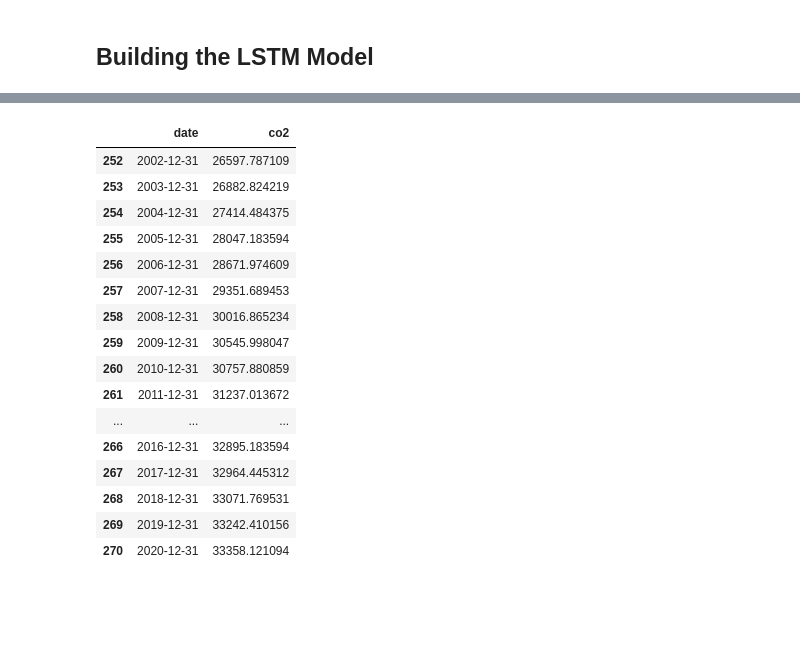
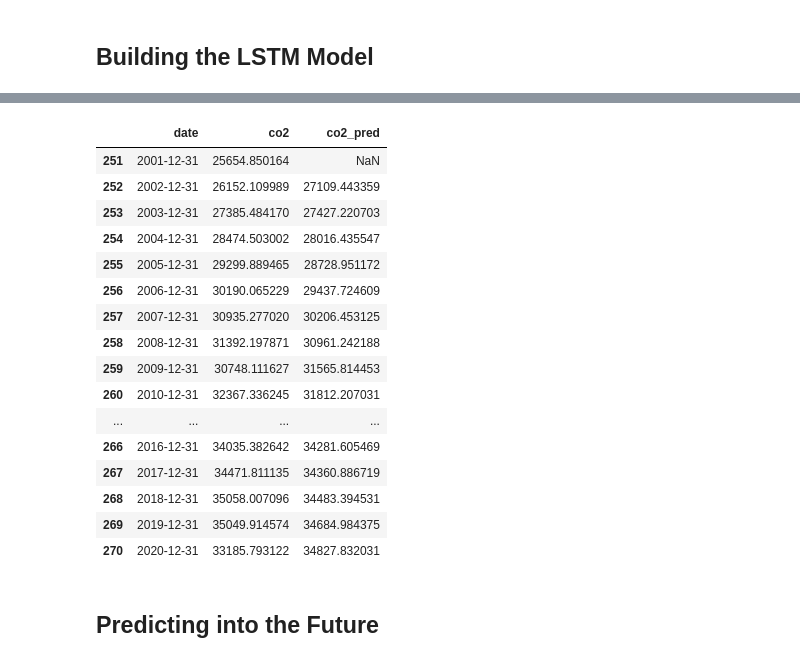
Before and after one commit to cristian-castro-a/World_CO2_Emissions_Forecasting, a Jupyter notebook: Models/LSTM_Model.ipynb, the cells around one changed output, grey strips where cells are left out. Cells and saved outputs as stored; diff of their text form; code cells hidden in the pictures; blank space fills up the shorter version.

```diff
--- a/Models/LSTM_Model.ipynb
+++ b/Models/LSTM_Model.ipynb
@@ -197,7 +200,7 @@ X_train[1].shape
 model = tf.keras.models.Sequential()
 model.add(tf.keras.layers.LSTM(units = 100, return_sequences = True, input_shape = (X_train.shape[1],1)))
 model.add(tf.keras.layers.LSTM(units = 100, return_sequences = False))
-model.add(tf.keras.layers.Dense(25))
+model.add(tf.keras.layers.Dense(30))
 model.add(tf.keras.layers.Dense(1))
 model.summary()
 # %% [output]
@@ -277,23 +311,28 @@ array([[26597.787],
-# %%
-df_pred = df[252:]
-df_pred['co2'] = scaled_predicted
-df_pred
-# %% [output]
-|  | date | co2 |
-| 252 | 2002-12-31 | 26597.787109 |
-| 253 | 2003-12-31 | 26882.824219 |
-| 254 | 2004-12-31 | 27414.484375 |
-| 255 | 2005-12-31 | 28047.183594 |
-| 256 | 2006-12-31 | 28671.974609 |
-| 257 | 2007-12-31 | 29351.689453 |
-| 258 | 2008-12-31 | 30016.865234 |
-| 259 | 2009-12-31 | 30545.998047 |
-| 260 | 2010-12-31 | 30757.880859 |
-| 261 | 2011-12-31 | 31237.013672 |
-| ... | ... | ... |
-| 266 | 2016-12-31 | 32895.183594 |
-| 267 | 2017-12-31 | 32964.445312 |
-| 268 | 2018-12-31 | 33071.769531 |
-| 269 | 2019-12-31 | 33242.410156 |
-| 270 | 2020-12-31 | 33358.121094 |
+# %%
+# Create a Dataframe for Predictions
+df_pred = df[(len(df)-len(scaled_predicted)):]
+df_pred['co2'] = scaled_predicted
+df_pred.rename(columns = {'co2': 'co2_pred'}, inplace = True)
+
+# Merge Datadrames on Date
+result = pd.merge(df,df_pred, how = 'left', on = ['date'])
+result.tail(20)
+# %% [output]
+|  | date | co2 | co2_pred |
+| 251 | 2001-12-31 | 25654.850164 | NaN |
+| 252 | 2002-12-31 | 26152.109989 | 27109.443359 |
+| 253 | 2003-12-31 | 27385.484170 | 27427.220703 |
+| 254 | 2004-12-31 | 28474.503002 | 28016.435547 |
+| 255 | 2005-12-31 | 29299.889465 | 28728.951172 |
+| 256 | 2006-12-31 | 30190.065229 | 29437.724609 |
+| 257 | 2007-12-31 | 30935.277020 | 30206.453125 |
+| 258 | 2008-12-31 | 31392.197871 | 30961.242188 |
+| 259 | 2009-12-31 | 30748.111627 | 31565.814453 |
+| 260 | 2010-12-31 | 32367.336245 | 31812.207031 |
+| ... | ... | ... | ... |
+| 266 | 2016-12-31 | 34035.382642 | 34281.605469 |
+| 267 | 2017-12-31 | 34471.811135 | 34360.886719 |
+| 268 | 2018-12-31 | 35058.007096 | 34483.394531 |
+| 269 | 2019-12-31 | 35049.914574 | 34684.984375 |
+| 270 | 2020-12-31 | 33185.793122 | 34827.832031 |
 # %%
@@ -331 +391,3 @@ fig.update_yaxes(
 fig.show()
+# %% [markdown]
+## Predicting into the Future
```
Also changed, not shown: parts of 9 cells of this notebook.
